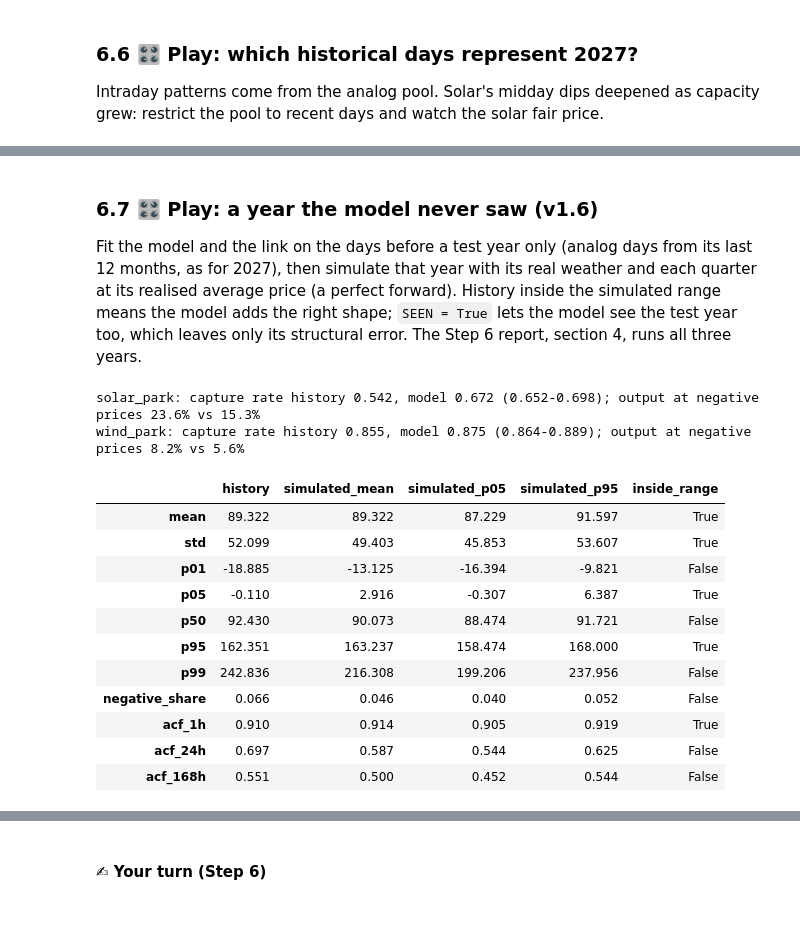
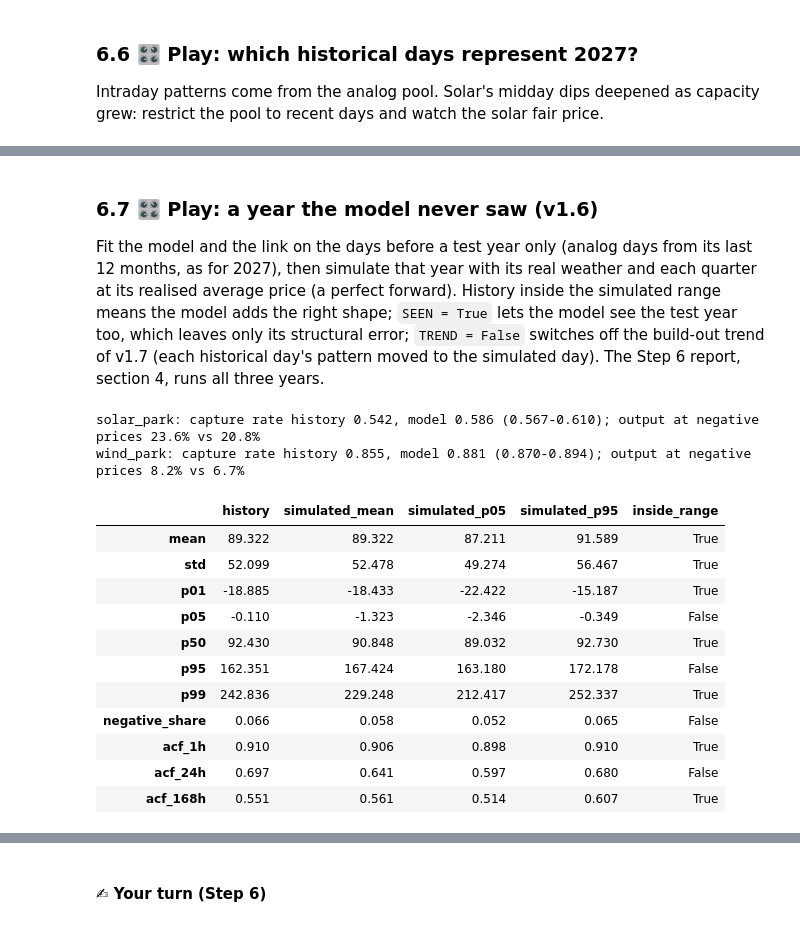
Before and after one commit to ankitpatel1661/ppa-lab, a Jupyter notebook: notebooks/ppa_lab_playground.ipynb, the cells around one changed output, grey strips where cells are left out. Drawn from its saved outputs; the diff is of its cells as text; code cells hidden in the pictures.

```diff
--- a/notebooks/ppa_lab_playground.ipynb
+++ b/notebooks/ppa_lab_playground.ipynb
@@ -1843,43 +1843,46 @@ Fit the model and the link on the days before a test year only (analog days from
 months, as for 2027), then simulate that year with its real weather and each quarter at its
 realised average price (a perfect forward). History inside the simulated range means the model
 adds the right shape; `SEEN = True` lets the model see the test year too, which leaves only
-its structural error. The Step 6 report, section 4, runs all three years.
+its structural error; `TREND = False` switches off the build-out trend of v1.7 (each
+historical day's pattern moved to the simulated day). The Step 6 report, section 4, runs all
+three years.
 # %%
 from ppa_lab.scenarios.out_of_sample import out_of_sample
 
 TEST_YEAR = 2025              # 2024, 2025 or 2026 (to the end of the data)
 TRAIN_START = "2023-01-01"    # fit on the days from here up to the test year only
 SEEN = False                  # True: the model has seen the test year (structural error only)
+TREND = True                  # False: no build-out trend (the model of v1.6)
 
 prices_all = prices_h["price_eur_mwh"].dropna()
 last_day = prices_all.index.tz_convert(TZ).max().tz_localize(None).normalize()
 test_end = min(pd.Timestamp(f"{TEST_YEAR}-12-31"), last_day)
 clim = monthly_climatology(features, YEARS[0], TEST_YEAR - 1)
 oos = out_of_sample(prices_all, features, gen_mw, clim, TZ, model.scale,
                     pd.Timestamp(TRAIN_START).date(), pd.Timestamp(f"{TEST_YEAR}-01-01").date(),
                     test_end.date(), sc.analog_window_days, sc.analog_k, n_paths=100, seed=1,
-                    negative_scale=model.negative_scale, seen=SEEN)
+                    negative_scale=model.negative_scale, seen=SEEN, intraday_trend=TREND)
 for park, d in oos["parks"].items():
     cr, neg = d["capture_rate"], d["negative_output_share"]
     print(f"{park}: capture rate history {cr['history']:.3f}, model {cr['p50']:.3f} "
           f"({cr['p05']:.3f}-{cr['p95']:.3f}); output at negative prices "
           f"{neg['history']:.1%} vs {neg['p50']:.1%}")
 oos["statistics"].round(3)
 # %% [output]
-solar_park: capture rate history 0.542, model 0.672 (0.652-0.698); output at negative prices 23.6% vs 15.3%
-wind_park: capture rate history 0.855, model 0.875 (0.864-0.889); output at negative prices 8.2% vs 5.6%
+solar_park: capture rate history 0.542, model 0.586 (0.567-0.610); output at negative prices 23.6% vs 20.8%
+wind_park: capture rate history 0.855, model 0.881 (0.870-0.894); output at negative prices 8.2% vs 6.7%
 |  | history | simulated_mean | simulated_p05 | simulated_p95 | inside_range |
-| mean | 89.322 | 89.322 | 87.229 | 91.597 | True |
-| std | 52.099 | 49.403 | 45.853 | 53.607 | True |
-| p01 | -18.885 | -13.125 | -16.394 | -9.821 | False |
-| p05 | -0.110 | 2.916 | -0.307 | 6.387 | True |
-| p50 | 92.430 | 90.073 | 88.474 | 91.721 | False |
-| p95 | 162.351 | 163.237 | 158.474 | 168.000 | True |
-| p99 | 242.836 | 216.308 | 199.206 | 237.956 | False |
-| negative_share | 0.066 | 0.046 | 0.040 | 0.052 | False |
-| acf_1h | 0.910 | 0.914 | 0.905 | 0.919 | True |
-| acf_24h | 0.697 | 0.587 | 0.544 | 0.625 | False |
-| acf_168h | 0.551 | 0.500 | 0.452 | 0.544 | False |
+| mean | 89.322 | 89.322 | 87.211 | 91.589 | True |
+| std | 52.099 | 52.478 | 49.274 | 56.467 | True |
+| p01 | -18.885 | -18.433 | -22.422 | -15.187 | True |
+| p05 | -0.110 | -1.323 | -2.346 | -0.349 | False |
+| p50 | 92.430 | 90.848 | 89.032 | 92.730 | True |
+| p95 | 162.351 | 167.424 | 163.180 | 172.178 | False |
+| p99 | 242.836 | 229.248 | 212.417 | 252.337 | True |
+| negative_share | 0.066 | 0.058 | 0.052 | 0.065 | False |
+| acf_1h | 0.910 | 0.906 | 0.898 | 0.910 | True |
+| acf_24h | 0.697 | 0.641 | 0.597 | 0.680 | False |
+| acf_168h | 0.551 | 0.561 | 0.514 | 0.607 | True |
 # %% [markdown]
 ### Step 6: play ideas (no answers here, explore)
 - In 6.3, find the **stormiest week** of a weather year (highest wind CF) and compare linked and independent prices. How negative do linked prices get?
```
Also changed, not shown: parts of 24 cells of this notebook, 50 other files.
